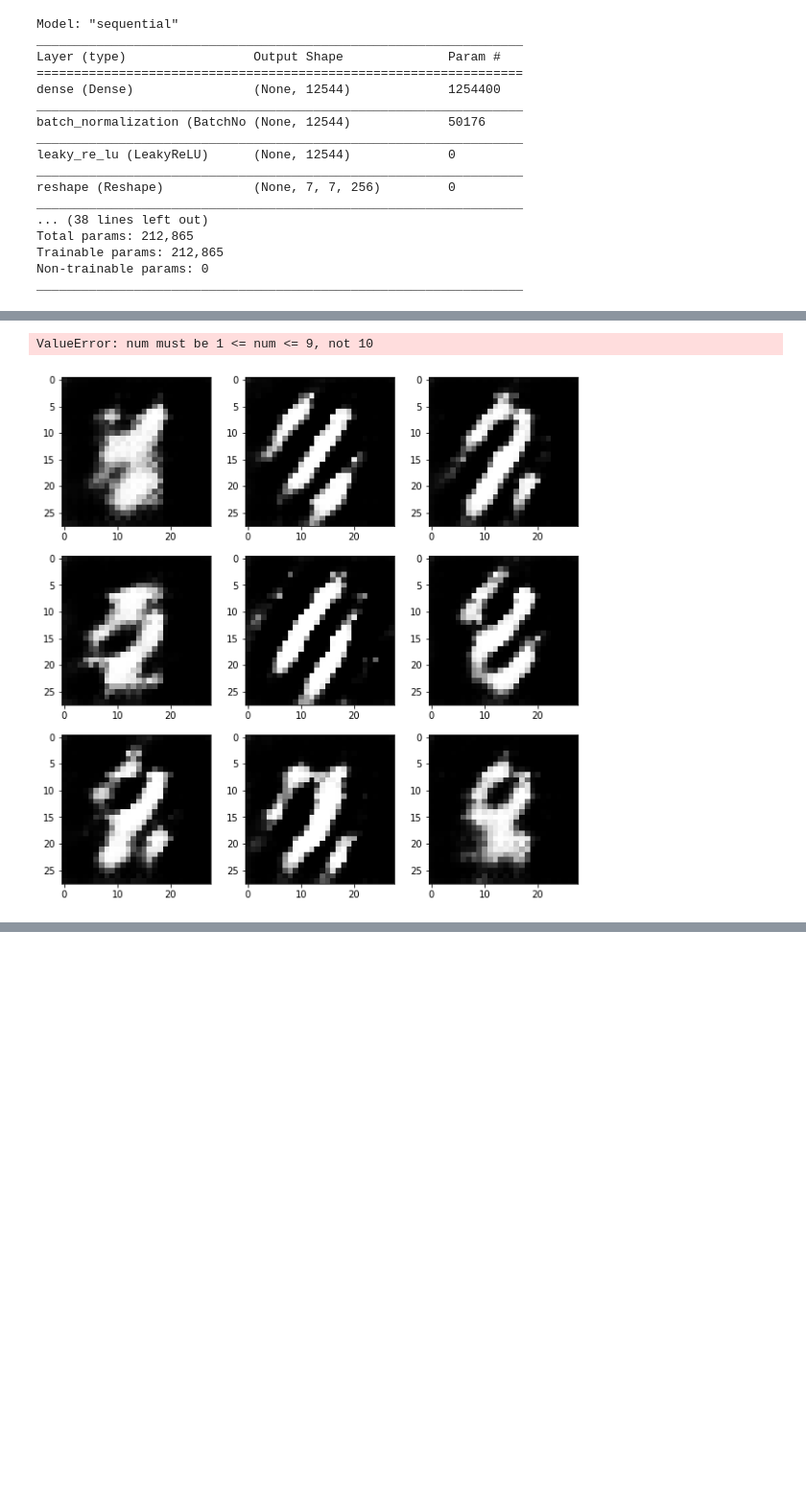
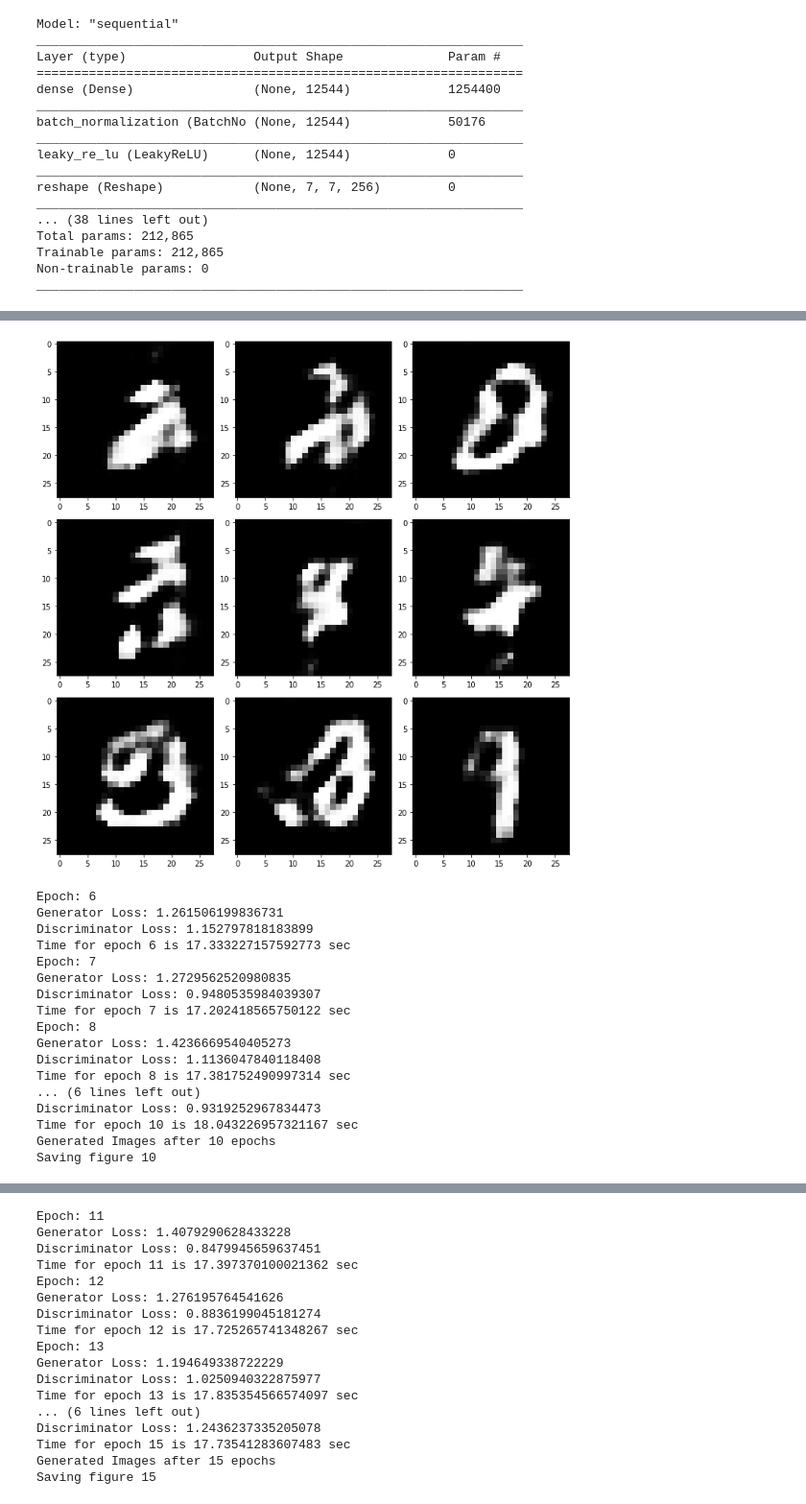
Before and after one commit to CCP101/2022NLP_Course, a Jupyter notebook: GAN/GAN.ipynb, the cells around one changed output, grey strips where cells are left out. Shown at 96% size. Drawn from its saved outputs; the diff is of its cells as text; code cells hidden in the pictures; blank space fills up the shorter version.

```diff
--- a/GAN/GAN.ipynb
+++ b/GAN/GAN.ipynb
@@ -159,7 +159,7 @@ def train_GAN(dataset, epochs):
             print('Generated Images after {} epochs'.format(epoch + 1))
             plt.figure(figsize=(10, 10))
             for i in range(generated_images.shape[0]):
-                if i < 10:
+                if i < 9:
                     plt.subplot(3, 3, i + 1)
                     plt.imshow(generated_images[i, :, :, 0], cmap='gray')
                     plt.axis('on')
@@ -190,2 +190,18 @@ Generated Images after 5 epochs
+[figure, new version]
-ValueError: num must be 1 <= num <= 9, not 10
+Epoch: 6
+Generator Loss: 1.261506199836731
+Discriminator Loss: 1.152797818183899
+Time for epoch 6 is 17.333227157592773 sec
+Epoch: 7
+Generator Loss: 1.2729562520980835
+Discriminator Loss: 0.9480535984039307
+Time for epoch 7 is 17.202418565750122 sec
+Epoch: 8
+Generator Loss: 1.4236669540405273
+Discriminator Loss: 1.1136047840118408
+Time for epoch 8 is 17.381752490997314 sec
+... (6 lines left out)
+Discriminator Loss: 0.9319252967834473
+Time for epoch 10 is 18.043226957321167 sec
+Generated Images after 10 epochs
+Saving figure 10
-[figure, old version]
@@ -191,0 +209,17 @@ ValueError: num must be 1 <= num <= 9, not 10
+Epoch: 11
+Generator Loss: 1.4079290628433228
+Discriminator Loss: 0.8479945659637451
+Time for epoch 11 is 17.397370100021362 sec
+Epoch: 12
+Generator Loss: 1.276195764541626
+Discriminator Loss: 0.8836199045181274
+Time for epoch 12 is 17.725265741348267 sec
+Epoch: 13
+Generator Loss: 1.194649338722229
+Discriminator Loss: 1.0250940322875977
+Time for epoch 13 is 17.835354566574097 sec
+... (6 lines left out)
+Discriminator Loss: 1.2436237335205078
+Time for epoch 15 is 17.73541283607483 sec
+Generated Images after 15 epochs
+Saving figure 15
```
Also changed, not shown: parts of 1 cell of this notebook, 1 other file.
